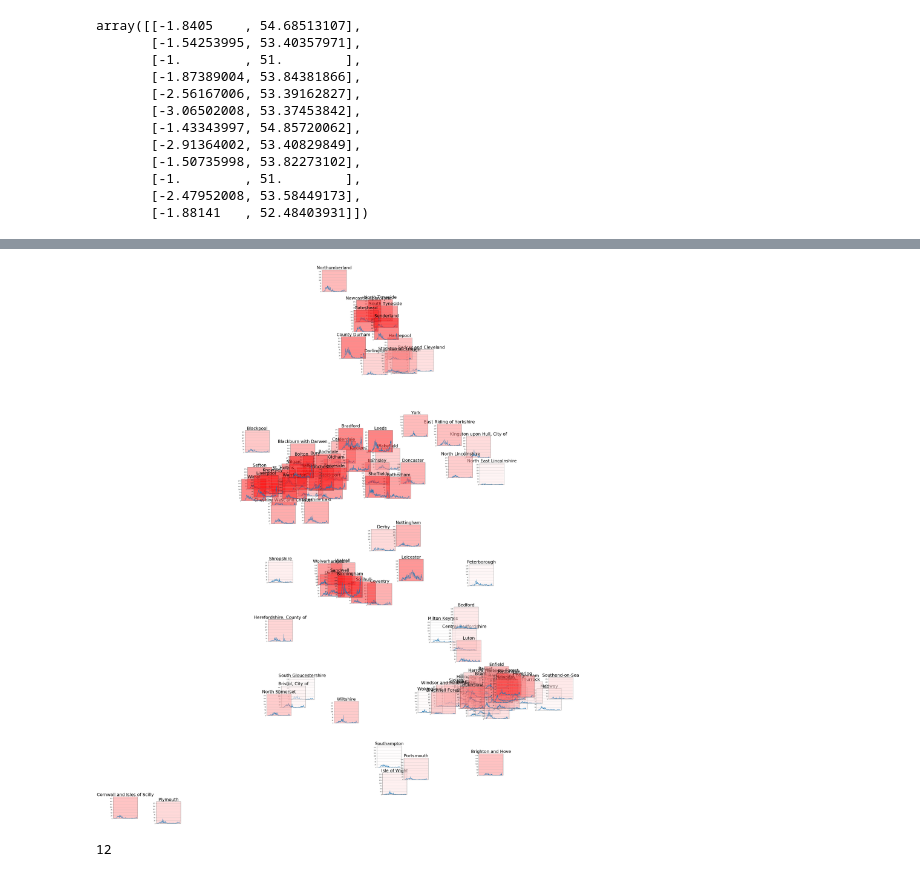
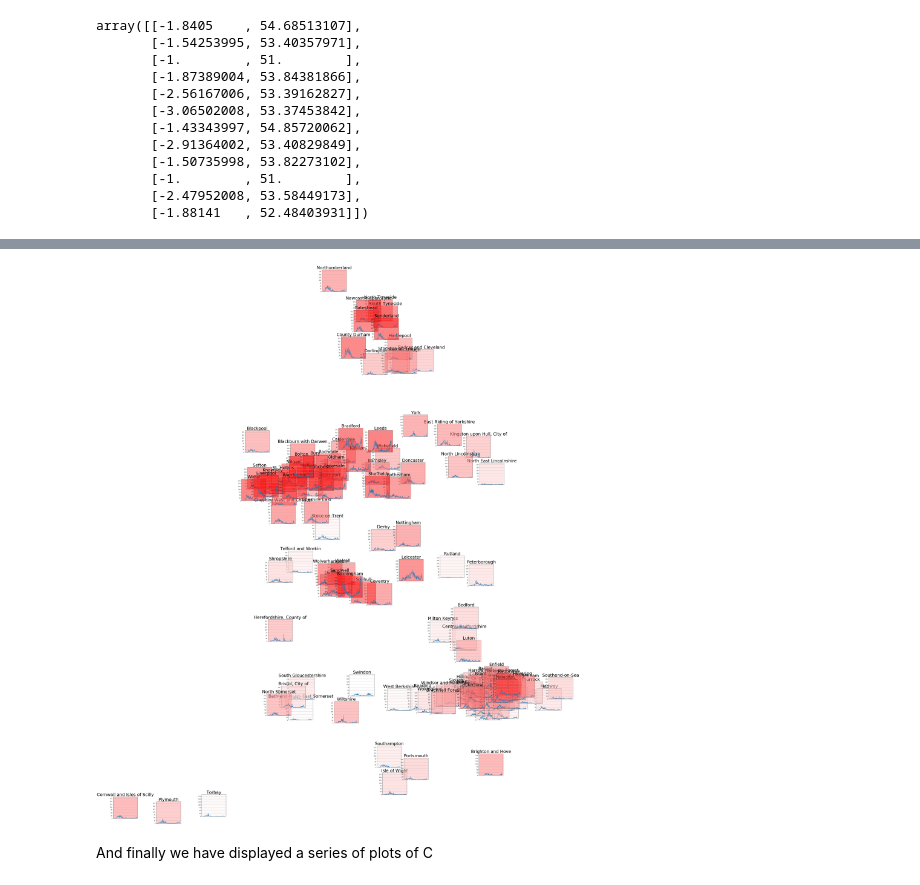
Before and after one commit to reyesaldasoro/COVID_StatsUK, a Jupyter notebook: AnalysisCovidCasesUK_4.ipynb, the cells around one changed output, grey strips where cells are left out. Drawn from its saved outputs; the diff is of its cells as text; code cells hidden in the pictures.

```diff
--- a/AnalysisCovidCasesUK_4.ipynb
+++ b/AnalysisCovidCasesUK_4.ipynb
@@ -362,7 +370,7 @@ for counter in range(len(testRegions)):
         testRegions_Lat_Long[counter,1] = Lat_Long_csv.loc[Lat_Long_csv['lad17cd']==testRegionsCodes[counter],'lat']
     except:
         testRegions_Lat_Long[counter,0] = -1
-        testRegions_Lat_Long[counter,1] = 51
+        testRegions_Lat_Long[counter,1] = -1
 # %%
 testRegions_Lat_Long
 # %% [output]
@@ -405,33 +395,31 @@ array([[0., 0.],
 # %%
-numberAuthoritiesDisplay = 132
+numberAuthoritiesDisplay = 149
 testRegions              = LocalAuthorities[indexSlope[-numberAuthoritiesDisplay:]]
 testRegions_Lat_Long     = np.zeros([len(testRegions),2])
 testRegionsCodes         = LocalAuthoryCodes[indexSlope[-numberAuthoritiesDisplay:]]
 for counter in range(len(testRegions)):
     try:
         testRegions_Lat_Long[counter,0] = Lat_Long_csv.loc[Lat_Long_csv['lad17cd']==testRegionsCodes[counter],'long']
         testRegions_Lat_Long[counter,1] = Lat_Long_csv.loc[Lat_Long_csv['lad17cd']==testRegionsCodes[counter],'lat']
     except:
         testRegions_Lat_Long[counter,0] = -1
         testRegions_Lat_Long[counter,1] = -1
 
 
 fig8 = plt.figure(figsize=(9, 12))
 
 for counter in range(len(testRegions)):
     if (testRegions_Lat_Long[counter,1])>0:
         ax331  = fig8.add_subplot(1,numberAuthoritiesDisplay,counter+1)
         plt.plot(cases_csv.loc[(cases_csv['Area type']=='utla')&(cases_csv['Area name']==testRegions[counter]),['Daily lab-confirmed cases']])
         plt.grid()
         ax331.invert_xaxis()
         ax331.set_ylim(0,190)
         ax331.set_title(testRegions[counter],fontsize=34)
         ax331.set_xticks([])
         ax331.set_facecolor([1,1-counter/numberAuthoritiesDisplay,1-counter/numberAuthoritiesDisplay,0.5])
         ax331.set_position([testRegions_Lat_Long[counter,0],testRegions_Lat_Long[counter,1],0.3,0.2])
 # %% [output]
-[figure, old version]
+[figure, new version]
-# %%
-counter
-# %% [output]
-12
+# %% [markdown]
+And finally we have displayed a series of plots of C
```
Also changed, not shown: parts of 6 cells of this notebook.
